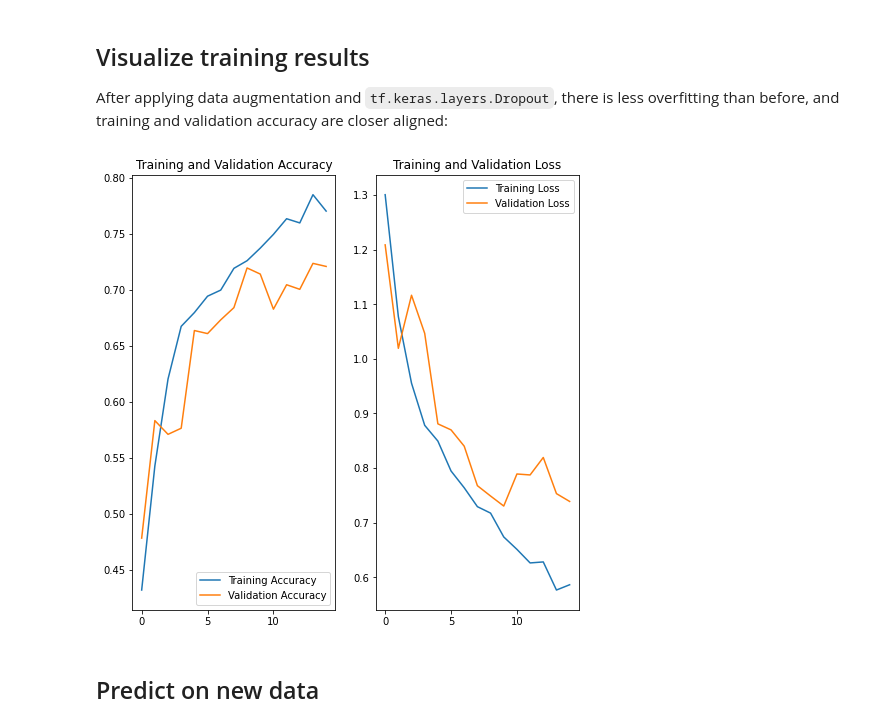
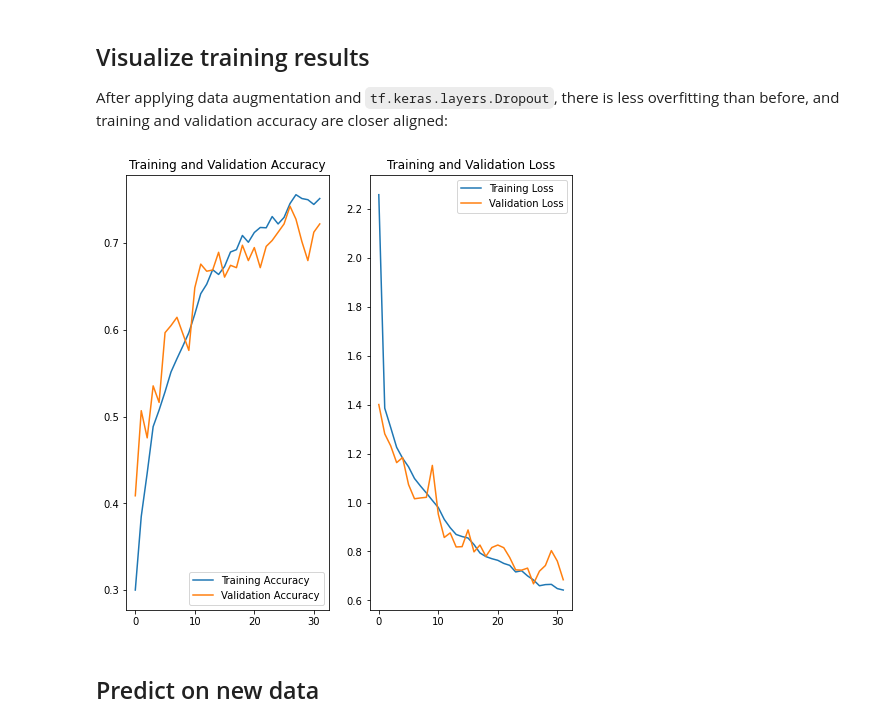
Before and after one commit to shrimps-research/ES_Adversarial_Attacks, a Jupyter notebook: tf_model/classification.ipynb, the cells around one changed output. Drawn from its saved outputs; the diff is of its cells as text; code cells hidden in the pictures.

Commit message:
complete model with test

```diff
--- a/tf_model/classification.ipynb
+++ b/tf_model/classification.ipynb
@@ -99,36 +88,45 @@ data_augmentation = keras.Sequential(
                       input_shape=(img_height,
                                   img_width,
                                   3)),
-    layers.RandomRotation(0.1),
-    layers.RandomZoom(0.1),
+    layers.RandomRotation(0.2),
+    layers.RandomZoom(0.2),
   ]
 )
 # %%
 model = Sequential([
   data_augmentation,
-  layers.Rescaling(1./255),
-  layers.Conv2D(16, 3, padding='same', activation='relu'),
-  layers.MaxPooling2D(),
-  layers.Conv2D(32, 3, padding='same', activation='relu'),
+  #layers.Rescaling(1./255),
+  layers.Conv2D(64, 3, padding='same', activation='relu'),
   layers.MaxPooling2D(),
   layers.Conv2D(64, 3, padding='same', activation='relu'),
+  layers.Conv2D(128, 5, padding='same', activation='relu'),
+  layers.MaxPooling2D(),
+  layers.Dropout(0.2),
+  layers.Conv2D(128, 5, padding='same', activation='relu'),
   layers.MaxPooling2D(),
   layers.Dropout(0.2),
   layers.Flatten(),
+  layers.Dense(256, activation='relu'),
+  layers.Dropout(0.2),
+  layers.Dense(256, activation='relu'),
+  layers.Dropout(0.2),
   layers.Dense(128, activation='relu'),
-  layers.Dense(num_classes)
+  layers.Dense(num_classes, activation='softmax')
 ])
 # %% [markdown]
 ## Compile and train the model
 # %%
-model.compile(optimizer='adam',
-              loss=tf.keras.losses.SparseCategoricalCrossentropy(from_logits=True),
+model.compile(optimizer=tf.optimizers.Adam(learning_rate=0.00001),
+              loss=tf.keras.losses.SparseCategoricalCrossentropy(),
               metrics=['accuracy'])
 # %%
-epochs = 3
+epochs = 100
+callback = tf.keras.callbacks.EarlyStopping(monitor='val_loss', patience=5)
+
 history = model.fit(
   train_ds,
   validation_data=val_ds,
   epochs=epochs,
+  callbacks=[callback]
 )
 # %% [output]
@@ -152,27 +161,27 @@ After applying data augmentation and `tf.keras.layers.Dropout`, there is less ov
 # %%
 acc = history.history['accuracy']
 val_acc = history.history['val_accuracy']
 
 loss = history.history['loss']
 val_loss = history.history['val_loss']
 
-epochs_range = range(epochs)
+epochs_range = range(32)
 
 plt.figure(figsize=(8, 8))
 plt.subplot(1, 2, 1)
 plt.plot(epochs_range, acc, label='Training Accuracy')
 plt.plot(epochs_range, val_acc, label='Validation Accuracy')
 plt.legend(loc='lower right')
 plt.title('Training and Validation Accuracy')
 
 plt.subplot(1, 2, 2)
 plt.plot(epochs_range, loss, label='Training Loss')
 plt.plot(epochs_range, val_loss, label='Validation Loss')
 plt.legend(loc='upper right')
 plt.title('Training and Validation Loss')
 plt.show()
 # %% [output]
-[figure, old version]
+[figure, new version]
 # %% [markdown]
 ## Predict on new data
 # %% [markdown]
```
Also changed, not shown: parts of 17 cells of this notebook, 14 other files.
